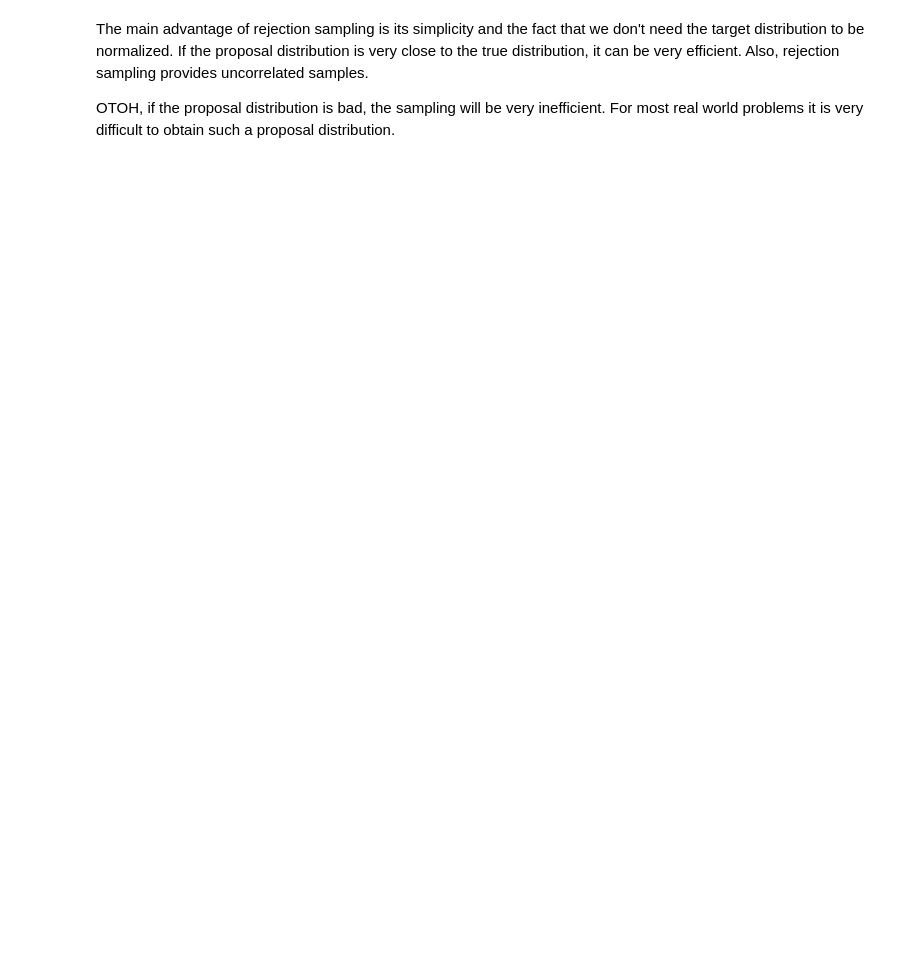
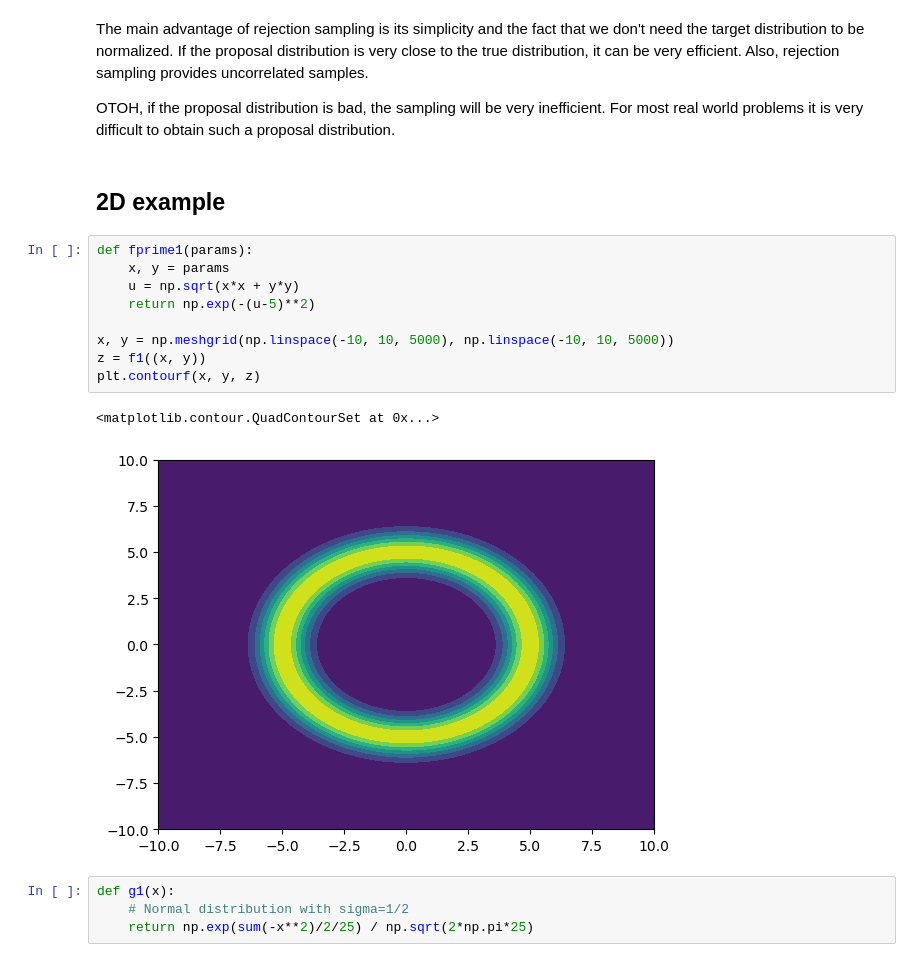
Before and after one commit to abhisrkckl/MCMC_Notes, a Jupyter notebook: 3 - Rejection sampling.ipynb, the cells around one changed output. Cells and saved outputs as stored; diff of their text form; blank space fills up the shorter version.

```diff
--- a/3 - Rejection sampling.ipynb
+++ b/3 - Rejection sampling.ipynb
@@ -67,3 +62,21 @@ plt.plot(x, fprime(x), label="target norm")
 The main advantage of rejection sampling is its simplicity and the fact that we don't need the target distribution to be normalized. If the proposal distribution is very close to the true distribution, it can be very efficient. Also, rejection sampling provides uncorrelated samples.
 
 OTOH, if the proposal distribution is bad, the sampling will be very inefficient. For most real world problems it is very difficult to obtain such a proposal distribution.
+# %% [markdown]
+## 2D example
+# %%
+def fprime1(params):
+    x, y = params
+    u = np.sqrt(x*x + y*y)
+    return np.exp(-(u-5)**2)
+
+x, y = np.meshgrid(np.linspace(-10, 10, 5000), np.linspace(-10, 10, 5000))
+z = f1((x, y))
+plt.contourf(x, y, z)
+# %% [output]
+<matplotlib.contour.QuadContourSet at 0x...>
+[figure, added]
+# %%
+def g1(x):
+    # Normal distribution with sigma=1/2
+    return np.exp(sum(-x**2)/2/25) / np.sqrt(2*np.pi*25)
```
Also changed, not shown: parts of 6 cells of this notebook.
